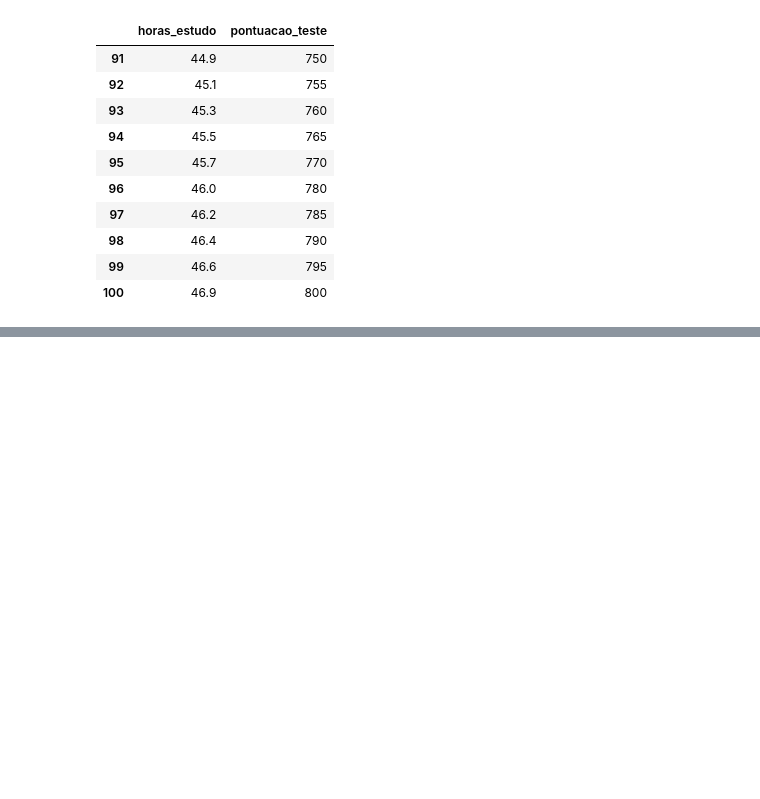
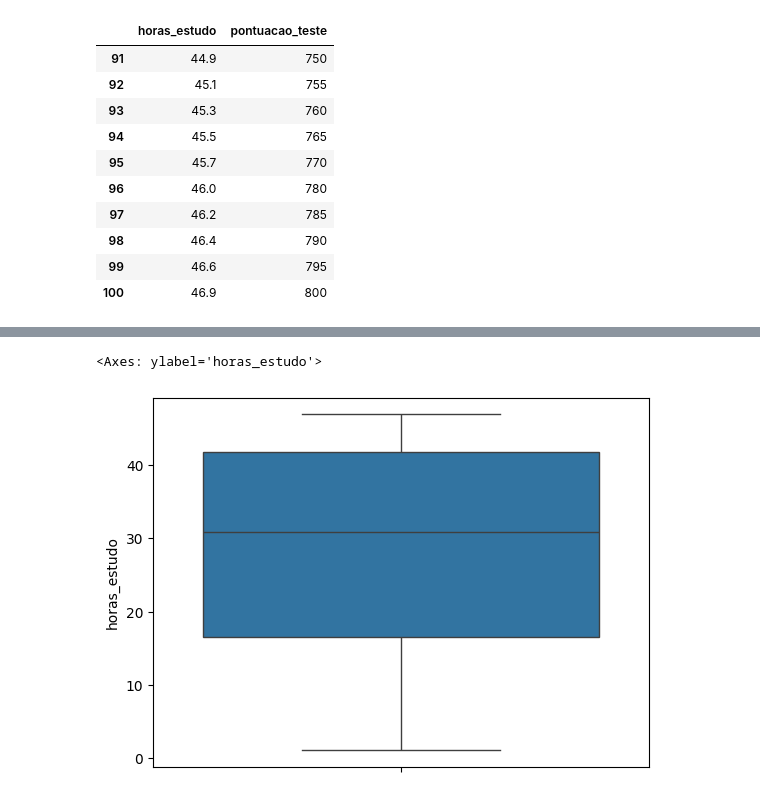
Before and after one commit to danilotavares-dev/Plataforma-de-Educacao-IA, a Jupyter notebook: modelo_pontuacao.ipynb, the cells around one changed output, grey strips where cells are left out. Saved outputs shown, nothing was run; the diff lists cells and outputs as text; code cells hidden in the pictures; blank space fills up the shorter version.

```diff
--- a/modelo_pontuacao.ipynb
+++ b/modelo_pontuacao.ipynb
@@ -56,0 +77,6 @@ df_pontuacao.tail(10)
+# %%
+# Verificação de Outliers
+sns.boxplot(data=df_pontuacao, y='horas_estudo')
+# %% [output]
+<Axes: ylabel='horas_estudo'>
+[figure, added]
```
Also changed, not shown: parts of 8 cells of this notebook.
